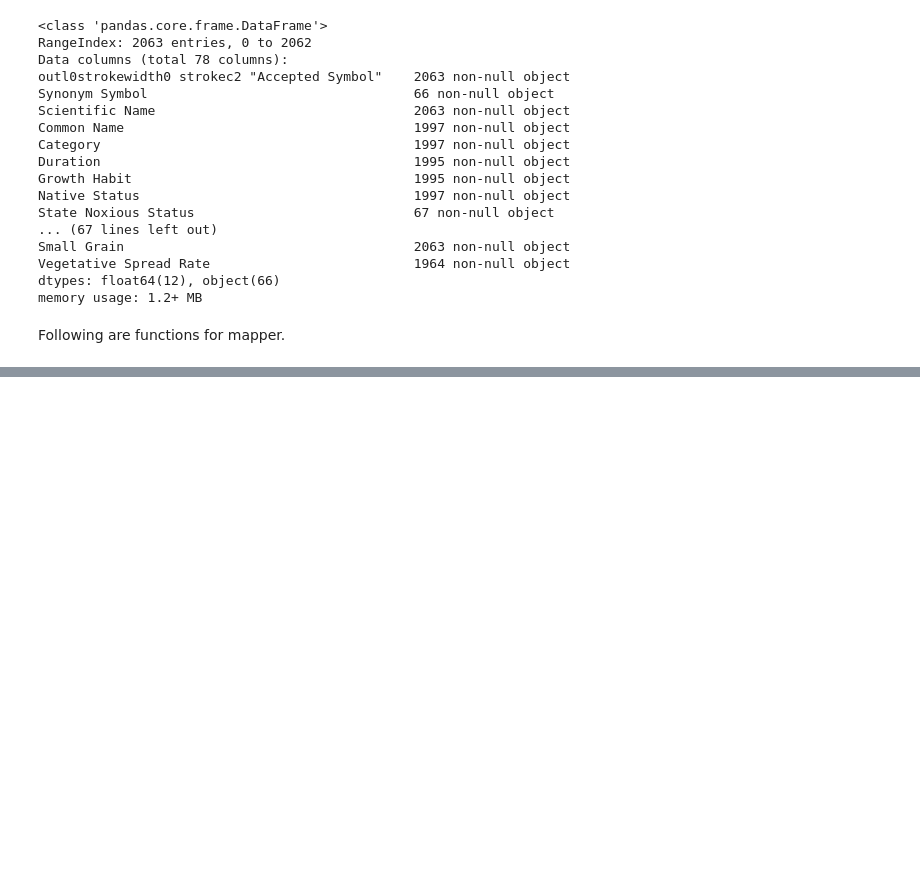
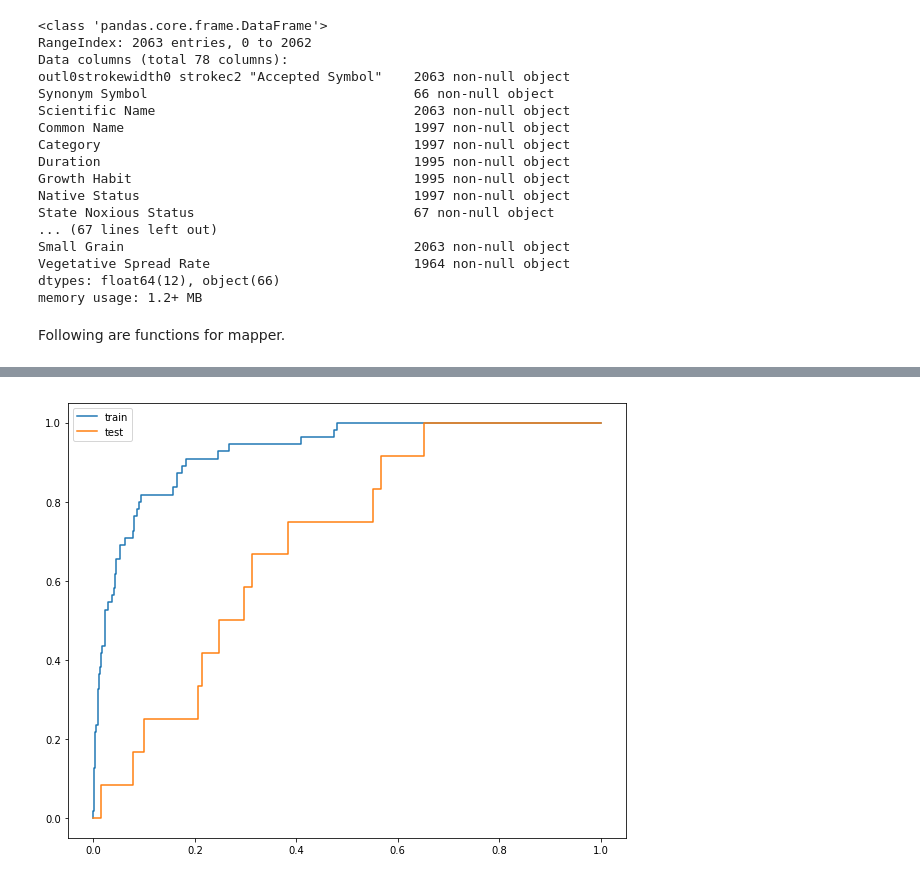
Before and after one commit to nkacoroski/dsc-3-final-project, a Jupyter notebook: student.ipynb, the cells around one changed output, grey strips where cells are left out. Cells and saved outputs as stored; diff of their text form; code cells hidden in the pictures; blank space fills up the shorter version.

```diff
--- a/student.ipynb
+++ b/student.ipynb
@@ -341,0 +506,11 @@ pca.transform()
+# %%
+train_pred = lg.predict_proba(X_train_clean_df)
+test_pred = lg.predict_proba(X_test_clean_df)
+fpr, tpr, thresholds = roc_curve(y_train, train_pred[:,1])
+test_fpr, test_tpr, test_thresholds = roc_curve(y_test, test_pred[:,1])
+fig, ax = plt.subplots(figsize=(10,8))
+ax.plot(fpr,tpr, label='train')
+ax.plot(test_fpr, test_tpr, label='test')
+plt.legend();
+# %% [output]
+[figure, added]
```
Also changed, not shown: parts of 47 cells of this notebook, 2 other files.
